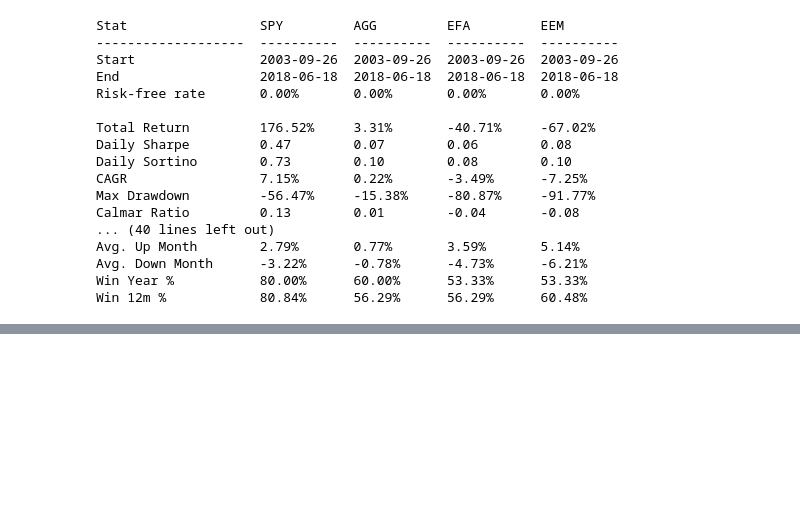
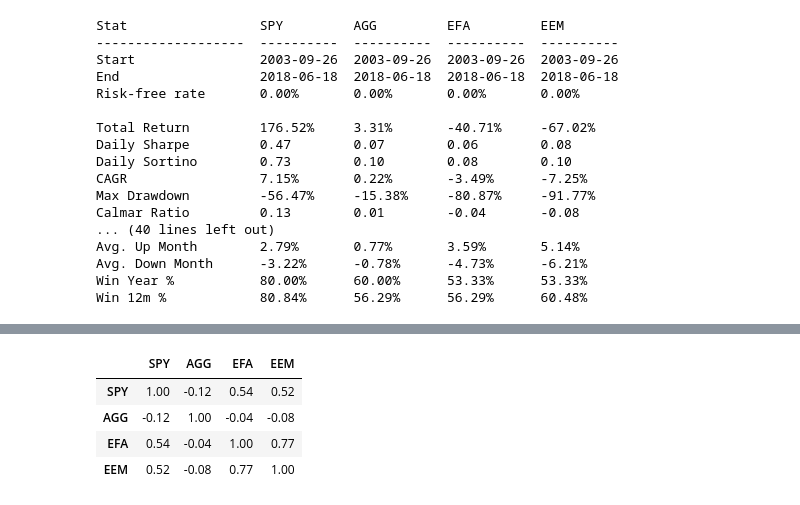
Before and after one commit to xexx12345/MISC, a Jupyter notebook: VAA.ipynb, the cells around one changed output, grey strips where cells are left out. Drawn from its saved outputs; the diff is of its cells as text; code cells hidden in the pictures; blank space fills up the shorter version.

```diff
--- a/VAA.ipynb
+++ b/VAA.ipynb
@@ -152,0 +197,8 @@ Win 12m %            80.84%      56.29%      56.29%      60.48%
+# %%
+returns.corr().as_format('.2f')
+# %% [output]
+|  | SPY | AGG | EFA | EEM |
+| SPY | 1.00 | -0.12 | 0.54 | 0.52 |
+| AGG | -0.12 | 1.00 | -0.04 | -0.08 |
+| EFA | 0.54 | -0.04 | 1.00 | 0.77 |
+| EEM | 0.52 | -0.08 | 0.77 | 1.00 |
```
Also changed, not shown: parts of 5 cells of this notebook.
